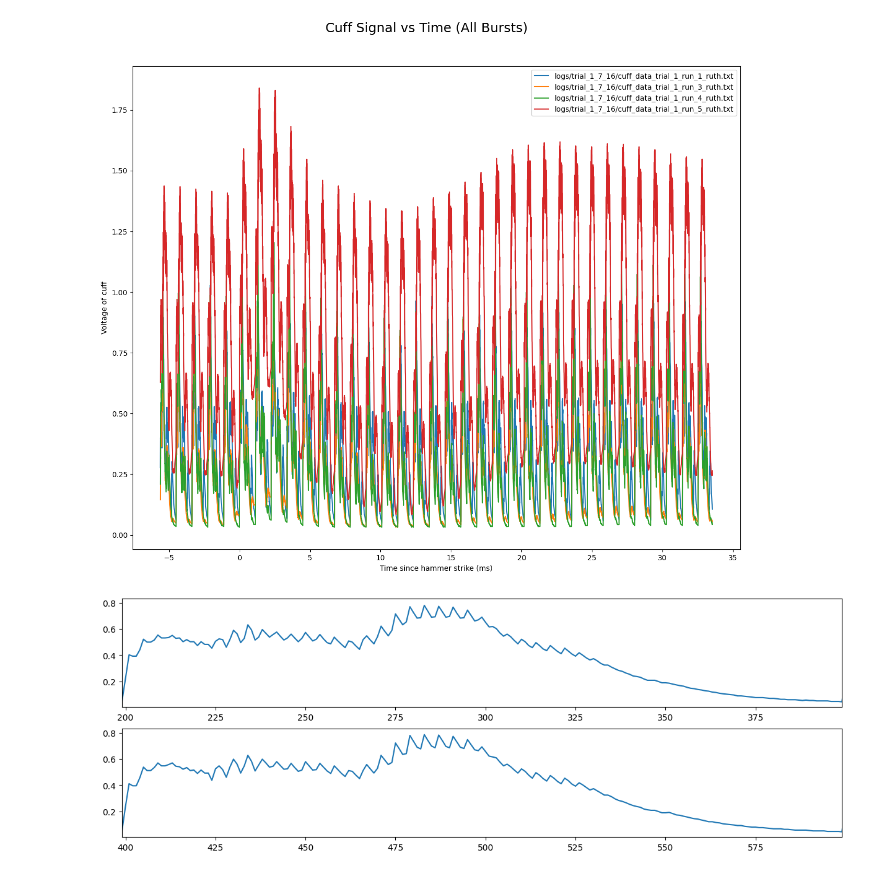
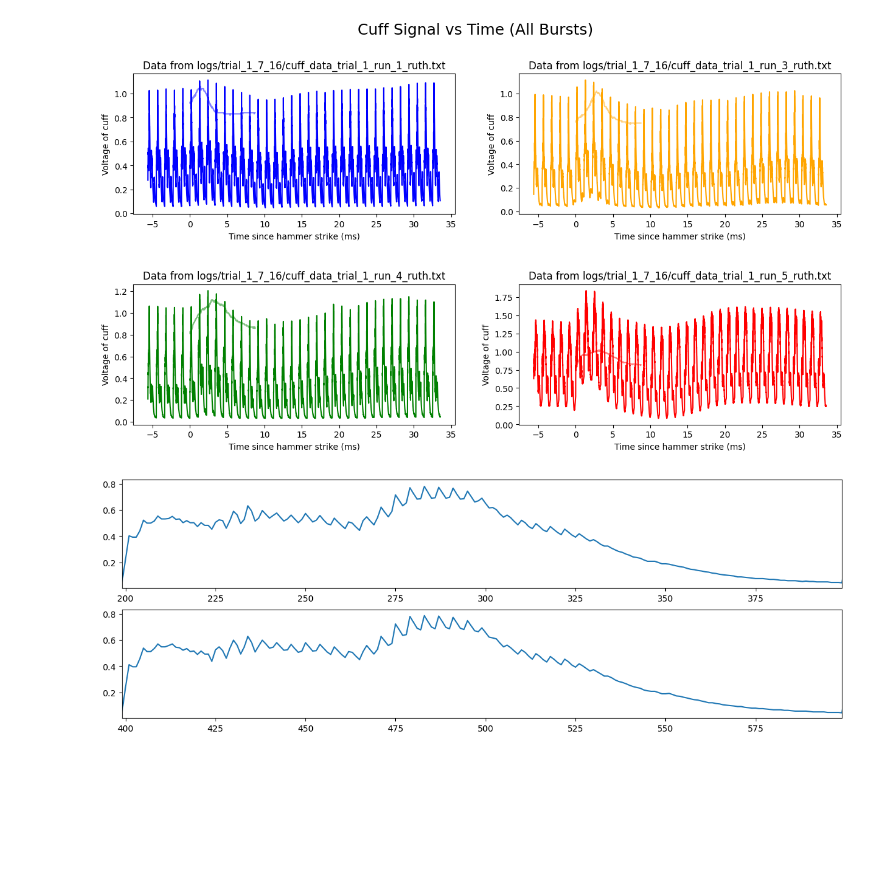
Before and after one commit to happyRainDrop/SmartHammer, a Jupyter notebook: src/ruth_data_Arduino.ipynb, the cells around one changed output. Drawn from its saved outputs; the diff is of its cells as text; code cells hidden in the pictures; blank space fills up the shorter version.

Commit message:
working total cuff signal vs time

```diff
--- a/src/ruth_data_Arduino.ipynb
+++ b/src/ruth_data_Arduino.ipynb
@@ -32,31 +33,36 @@ for file_name in chosen_folder_hammer:
 # %%
 plt.figure(figsize=(15, 12))
 plt.subplots_adjust(hspace=0.5)
 plt.suptitle("Cuff Signal vs Time (All Bursts)", fontsize=18, y=0.95)
 
 # loop through the length of tickers and keep track of index
 n = 0
-overlay = True
+overlay = False
 ax_subp = None
-for n in range:
+
+color_array = ["blue", "orange", "green", "red", "purple", "brown",
+               "pink", "gray", "olive", "cyan", "turquoise", "magenta", "maroon", "tan"]
+
+for n in range(len(cuff_dfs)):
+    df_cuff = cuff_dfs[n]
+    df_hammer = hammer_dfs[n]
+
     # add a new subplot iteratively
-    n+=1
-    if (not overlay): ax_subp = plt.subplot(3, 2, n)
+    if (not overlay): ax_subp = plt.subplot(3, 2, n+1)
     elif (ax_subp is None): ax_subp = plt.subplot(1, 1, 1)
 
-    # filter df and plot ticker on the new subplot axis
-    ax_subp.plot(df[:,0], df[:,1])
+    ax_subp.plot(df_cuff[:,0], df_cuff[:,1], c=color_array[n % len(cuff_dfs)], label="Cuff")
+    ax_subp.plot(df_hammer[:,0], df_hammer[:,1], c=color_array[n % len(cuff_dfs)], alpha=0.5, label="Hammer")
 
     # chart formatting
-    if (not overlay): ax_subp.set_title("Data from " + str(chosen_folder[n-1]))
+    if (not overlay): ax_subp.set_title("Data from " + str(chosen_folder_cuff[n]))
     ax_subp.set_xlabel("Time since hammer strike (ms)")
     ax_subp.set_ylabel("Voltage of cuff")
-    ax_subp.set_co
 
-if (overlay): plt.legend(chosen_folder)
+if (overlay): plt.legend(chosen_folder_cuff)
 plt.show()
 # %% [output]
-[figure, old version]
+[figure, new version]
 # %%
 plt.figure(figsize=(15,5))
 plt.subplot(2,1,1)
```
Also changed, not shown: parts of 2 cells of this notebook.
